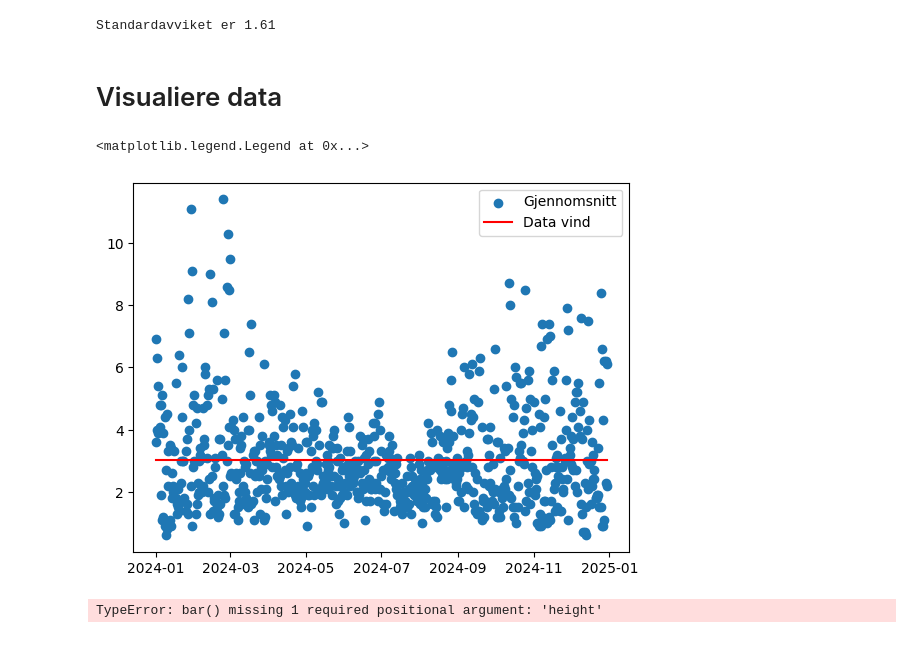
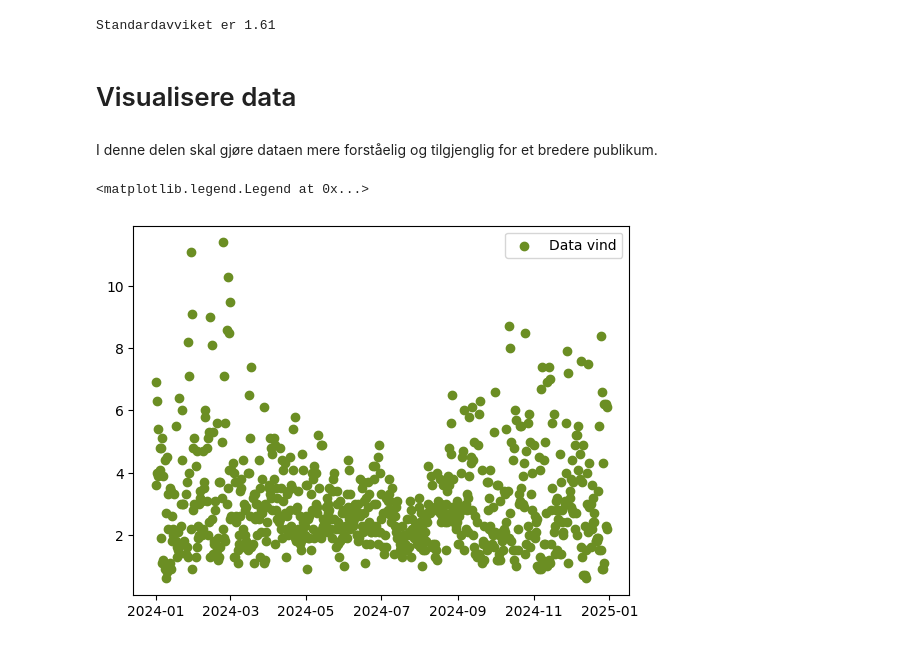
Before and after one commit to Sofihage/Milj-dataanalyse, a Jupyter notebook: notebooks/wind.ipynb, the cells around one changed output. Cells and saved outputs as stored; diff of their text form; code cells hidden in the pictures.

Commit message:
wind Ferdigstille å visualisere data

```diff
--- a/notebooks/wind.ipynb
+++ b/notebooks/wind.ipynb
@@ -162,18 +163,12 @@ wind_std = fc.std(wind)
 # %% [output]
 Standardavviket er 1.61
 # %% [markdown]
-# Visualiere data
+# Visualisere data
+# %% [markdown]
+I denne delen  skal gjøre dataen mere forståelig og tilgjenglig for et bredere publikum.
 # %%
-plt.scatter(wind['referansetid'], wind['verdi'])
-siste_dato = wind['referansetid'].values[-1]
-forste_dato = wind['referansetid'].values[0]
-plt.plot([forste_dato, siste_dato], [avg_year, avg_year], color = 'red')
-plt.legend(["Gjennomsnitt", "Data vind"])
+plt.scatter(wind['referansetid'], wind['verdi'], color = "olivedrab")
+plt.legend(["Data vind"])
 # %% [output]
 <matplotlib.legend.Legend at 0x...>
-[figure, old version]
+[figure, new version]
-# %%
-
-plt.bar(avg_moth)
-# %% [output]
-TypeError: bar() missing 1 required positional argument: 'height'
```
Also changed, not shown: parts of 10 cells of this notebook.
